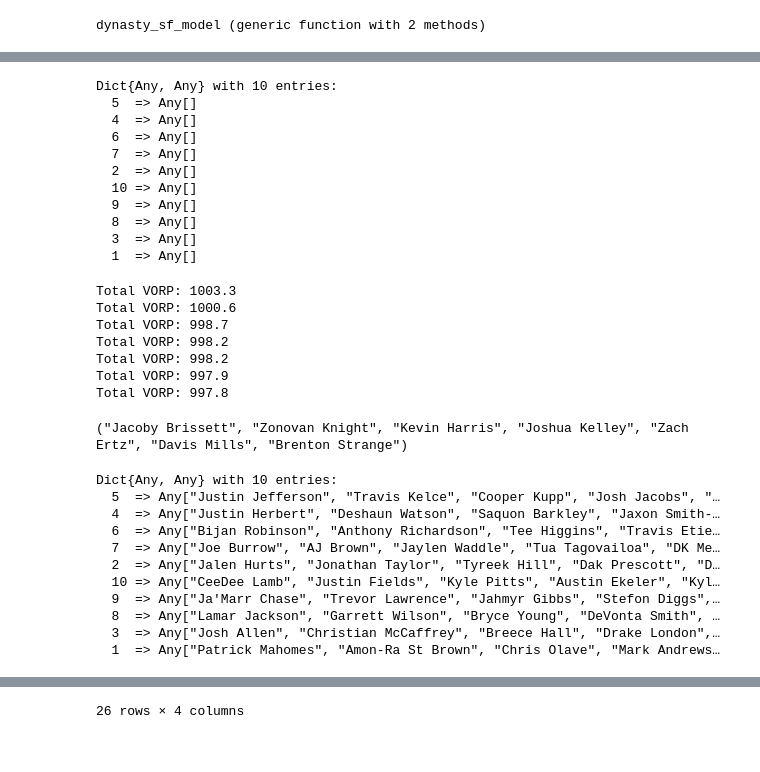
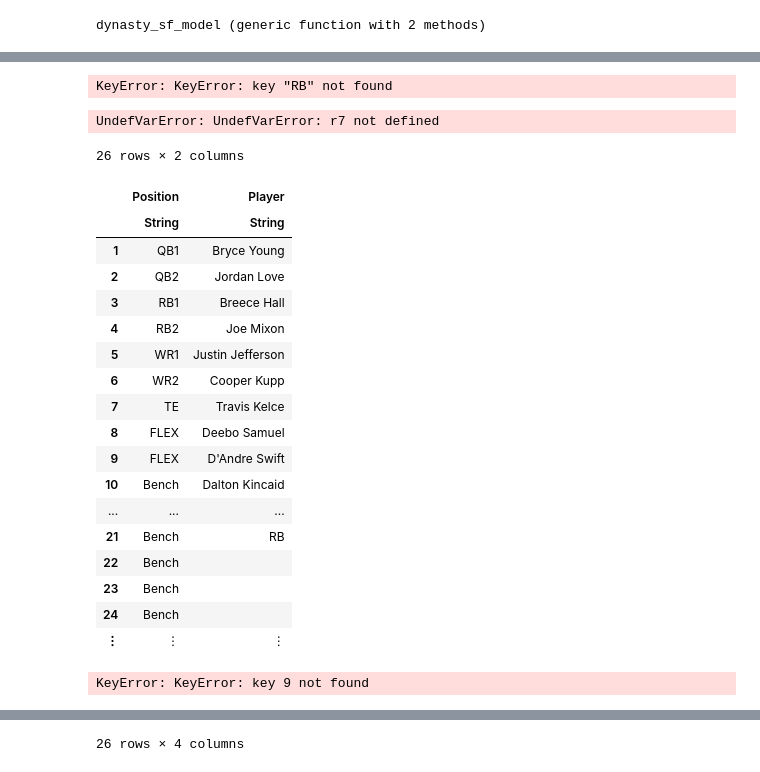
Before and after one commit to zbell99/fantasyFB_draft_models, a Jupyter notebook: dynasty_ff.ipynb, the cells around one changed output, grey strips where cells are left out. Drawn from its saved outputs; the diff is of its cells as text; code cells hidden in the pictures.

```diff
--- a/dynasty_ff.ipynb
+++ b/dynasty_ff.ipynb
@@ -188,19 +188,5 @@ data, player_to_index, qbs, rbs, wrs, tes, flex, names = initialize_data()
-# %%
-drafted = reset_draft(10)
-# %% [output]
-Dict{Any, Any} with 10 entries:
-  5  => Any[]
-  4  => Any[]
-  6  => Any[]
-  7  => Any[]
-  2  => Any[]
-  10 => Any[]
-  9  => Any[]
-  8  => Any[]
-  3  => Any[]
-  1  => Any[]
 # %%
-drafted = update_draft("999895644758142976")
+drafted = update_draft("991541422920695808")
 pv = 0.95
 first_choice, roster = dynasty_sf_model(5, pv, drafted);
 second_choice, r2 = dynasty_sf_model(5, pv, drafted, [first_choice]);
@@ -212,28 +198,37 @@ seventh_choice, r7 = dynasty_sf_model(5, pv, drafted, [first_choice, second_choi
 
 first_choice, second_choice, third_choice, fourth_choice, fifth_choice, sixth_choice, seventh_choice
 # %% [output]
-Total VORP: 1003.3
-Total VORP: 1000.6
-Total VORP: 998.7
-Total VORP: 998.2
-Total VORP: 998.2
-Total VORP: 997.9
-Total VORP: 997.8
+KeyError: KeyError: key "RB" not found
-("Jacoby Brissett", "Zonovan Knight", "Kevin Harris", "Joshua Kelley", "Zach Ertz", "Davis Mills", "Brenton Strange")
+# %%
+r7
+# %% [output]
+UndefVarError: UndefVarError: r7 not defined
+# %%
+view_roster(5)
+# %% [output]
+26 rows × 2 columns
+|  | Position | Player |
+|  | String | String |
+| 1 | QB1 | Bryce Young |
+| 2 | QB2 | Jordan Love |
+| 3 | RB1 | Breece Hall |
+| 4 | RB2 | Joe Mixon |
+| 5 | WR1 | Justin Jefferson |
+| 6 | WR2 | Cooper Kupp |
+| 7 | TE | Travis Kelce |
+| 8 | FLEX | Deebo Samuel |
+| 9 | FLEX | D'Andre Swift |
+| 10 | Bench | Dalton Kincaid |
+| ... | ... | ... |
+| 21 | Bench | RB |
+| 22 | Bench |  |
+| 23 | Bench |  |
+| 24 | Bench |  |
+| ⋮ | ⋮ | ⋮ |
 # %%
-drafted = update_draft("999895644758142976")
+drafted = update_draft("991541422920695808")
 # %% [output]
-Dict{Any, Any} with 10 entries:
-  5  => Any["Justin Jefferson", "Travis Kelce", "Cooper Kupp", "Josh Jacobs", "…
-  4  => Any["Justin Herbert", "Deshaun Watson", "Saquon Barkley", "Jaxon Smith-…
-  6  => Any["Bijan Robinson", "Anthony Richardson", "Tee Higgins", "Travis Etie…
-  7  => Any["Joe Burrow", "AJ Brown", "Jaylen Waddle", "Tua Tagovailoa", "DK Me…
-  2  => Any["Jalen Hurts", "Jonathan Taylor", "Tyreek Hill", "Dak Prescott", "D…
-  10 => Any["CeeDee Lamb", "Justin Fields", "Kyle Pitts", "Austin Ekeler", "Kyl…
-  9  => Any["Ja'Marr Chase", "Trevor Lawrence", "Jahmyr Gibbs", "Stefon Diggs",…
-  8  => Any["Lamar Jackson", "Garrett Wilson", "Bryce Young", "DeVonta Smith", …
-  3  => Any["Josh Allen", "Christian McCaffrey", "Breece Hall", "Drake London",…
-  1  => Any["Patrick Mahomes", "Amon-Ra St Brown", "Chris Olave", "Mark Andrews…
+KeyError: KeyError: key 9 not found
 # %%
 view_roster(5)
 # %% [output]
```
Also changed, not shown: parts of 9 cells of this notebook, 3 other files.
